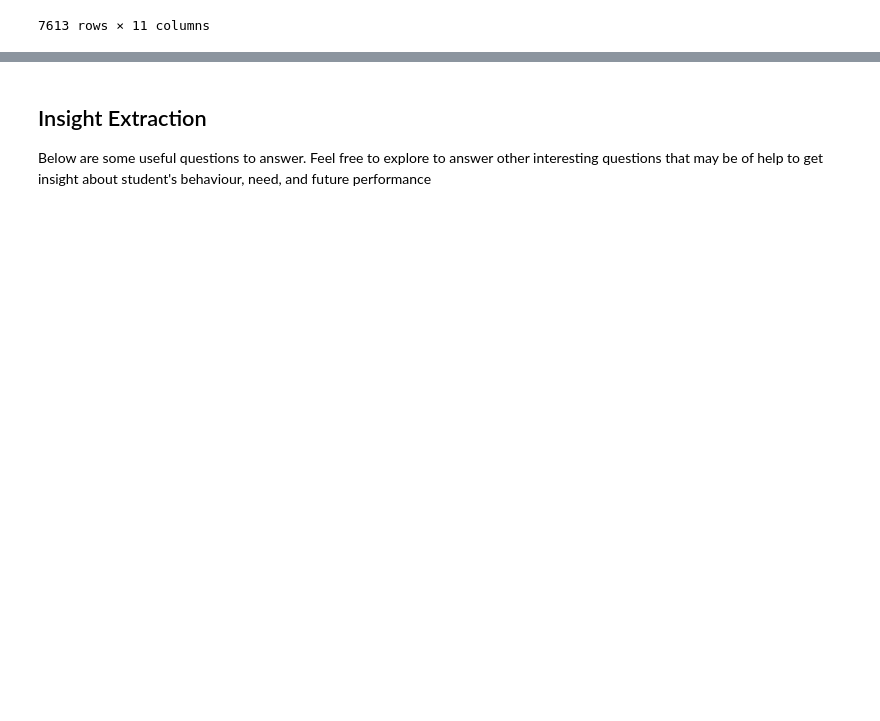
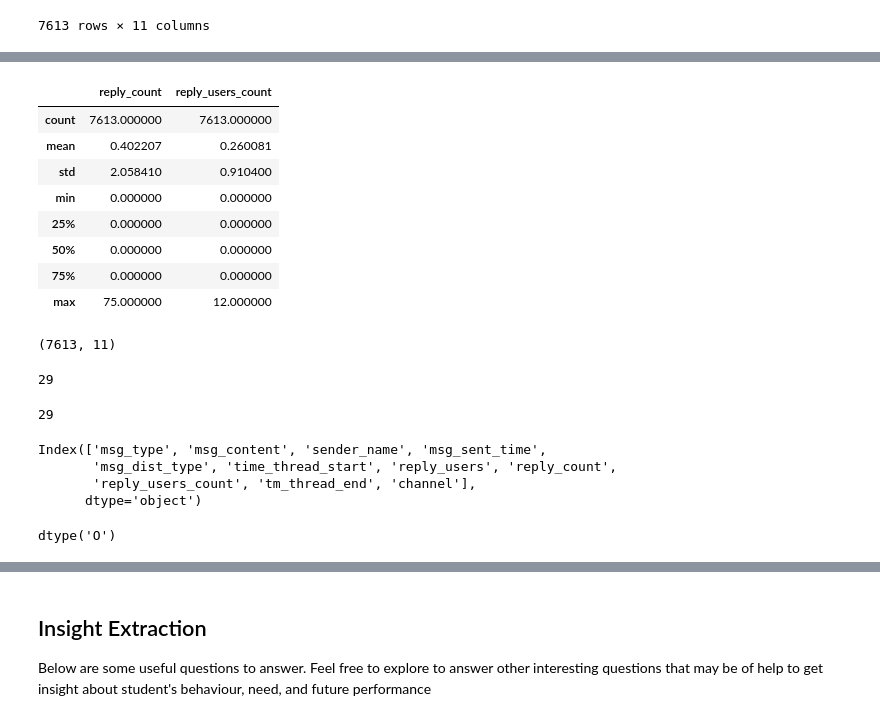
Before and after one commit to beltobel/10Academy-week0-repo, a Jupyter notebook: notebooks/parse_slack_data.ipynb, the cells around one changed output, grey strips where cells are left out. Drawn from its saved outputs; the diff is of its cells as text; code cells hidden in the pictures; blank space fills up the shorter version.

```diff
--- a/notebooks/parse_slack_data.ipynb
+++ b/notebooks/parse_slack_data.ipynb
@@ -130,0 +142,35 @@ parsed_slack
+# %%
+parsed_slack.describe()
+# %% [output]
+|  | reply_count | reply_users_count |
+| count | 7613.000000 | 7613.000000 |
+| mean | 0.402207 | 0.260081 |
+| std | 2.058410 | 0.910400 |
+| min | 0.000000 | 0.000000 |
+| 25% | 0.000000 | 0.000000 |
+| 50% | 0.000000 | 0.000000 |
+| 75% | 0.000000 | 0.000000 |
+| max | 75.000000 | 12.000000 |
+# %%
+parsed_slack.shape
+# %% [output]
+(7613, 11)
+# %%
+parsed_slack.reply_count.count()
+# %% [output]
+29
+# %%
+parsed_slack.reply_count.nunique()
+# %% [output]
+29
+# %%
+print(parsed_slack.columns)
+# %% [output]
+Index(['msg_type', 'msg_content', 'sender_name', 'msg_sent_time',
+       'msg_dist_type', 'time_thread_start', 'reply_users', 'reply_count',
+       'reply_users_count', 'tm_thread_end', 'channel'],
+      dtype='object')
+# %%
+parsed_slack.msg_content.dtype
+# %% [output]
+dtype('O')
```
Also changed, not shown: parts of 31 cells of this notebook.
